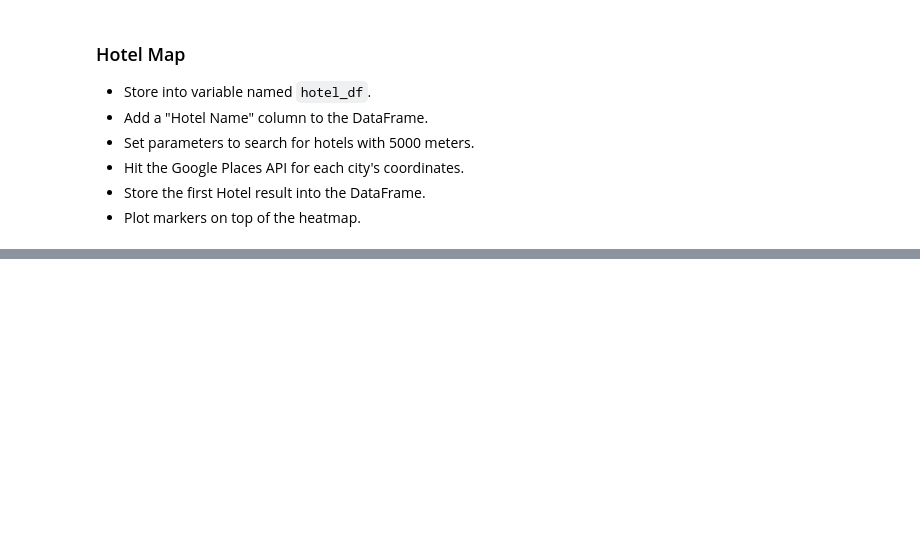
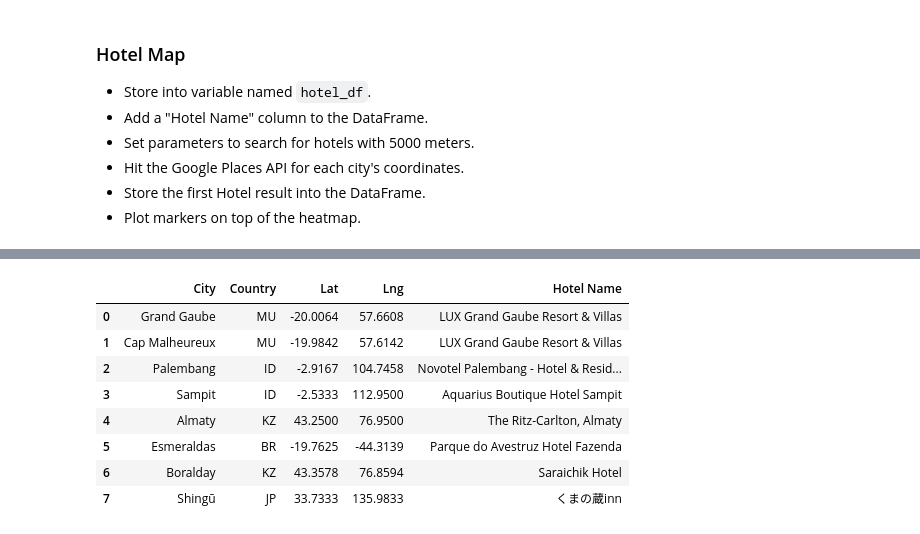
Before and after one commit to ZiboZhao0804/python-api-challenge, a Jupyter notebook: VacationPy/VacationPy.ipynb, the cells around one changed output, grey strips where cells are left out. Saved outputs shown, nothing was run; the diff lists cells and outputs as text; code cells hidden in the pictures; blank space fills up the shorter version.

```diff
--- a/VacationPy/VacationPy.ipynb
+++ b/VacationPy/VacationPy.ipynb
@@ -58,0 +106,20 @@ Note: you may need to restart the kernel to use updated packages.
+# %%
+base_url = "https://maps.googleapis.com/maps/api/place/nearbysearch/json?"
+params = {"type" : "hotel",
+          "keyword" : "hotel",
+          "radius" : 5000,
+          "key" : g_key}
+# %%
+for index,row in hotel_df.iterrows():
+    params["location"] = f"{row['Lat']},{row['Lng']}"
+    print(f"Retrieving Results for Index {index}: {row['City']}.")
+    response = requests.get(base_url,params).json()
+    results = response['results']
+    try:
+        hotel_df.loc[index,'Hotel Name'] = results[0]['name']
+        print(f"Closest hotel in {row['City']} is {results[0]['name']}.")
+    except (KeyError,IndexError):
+        print("No hotels found.")
+        print("-------------------------")
+        time.sleep(1)
+print("--------------------Search End--------------------")
@@ -59,3 +144,15 @@ Note: you may need to restart the kernel to use updated packages.
+# %%
+hotel_df
+# %% [output]
+|  | City | Country | Lat | Lng | Hotel Name |
+| 0 | Grand Gaube | MU | -20.0064 | 57.6608 | LUX Grand Gaube Resort & Villas |
+| 1 | Cap Malheureux | MU | -19.9842 | 57.6142 | LUX Grand Gaube Resort & Villas |
+| 2 | Palembang | ID | -2.9167 | 104.7458 | Novotel Palembang - Hotel & Resid... |
+| 3 | Sampit | ID | -2.5333 | 112.9500 | Aquarius Boutique Hotel Sampit |
+| 4 | Almaty | KZ | 43.2500 | 76.9500 | The Ritz-Carlton, Almaty |
+| 5 | Esmeraldas | BR | -19.7625 | -44.3139 | Parque do Avestruz Hotel Fazenda |
+| 6 | Boralday | KZ | 43.3578 | 76.8594 | Saraichik Hotel |
+| 7 | Shingū | JP | 33.7333 | 135.9833 | くまの蔵inn |
 # %%
 # NOTE: Do not change any of the code in this cell
 
```
Also changed, not shown: parts of 10 cells of this notebook.
